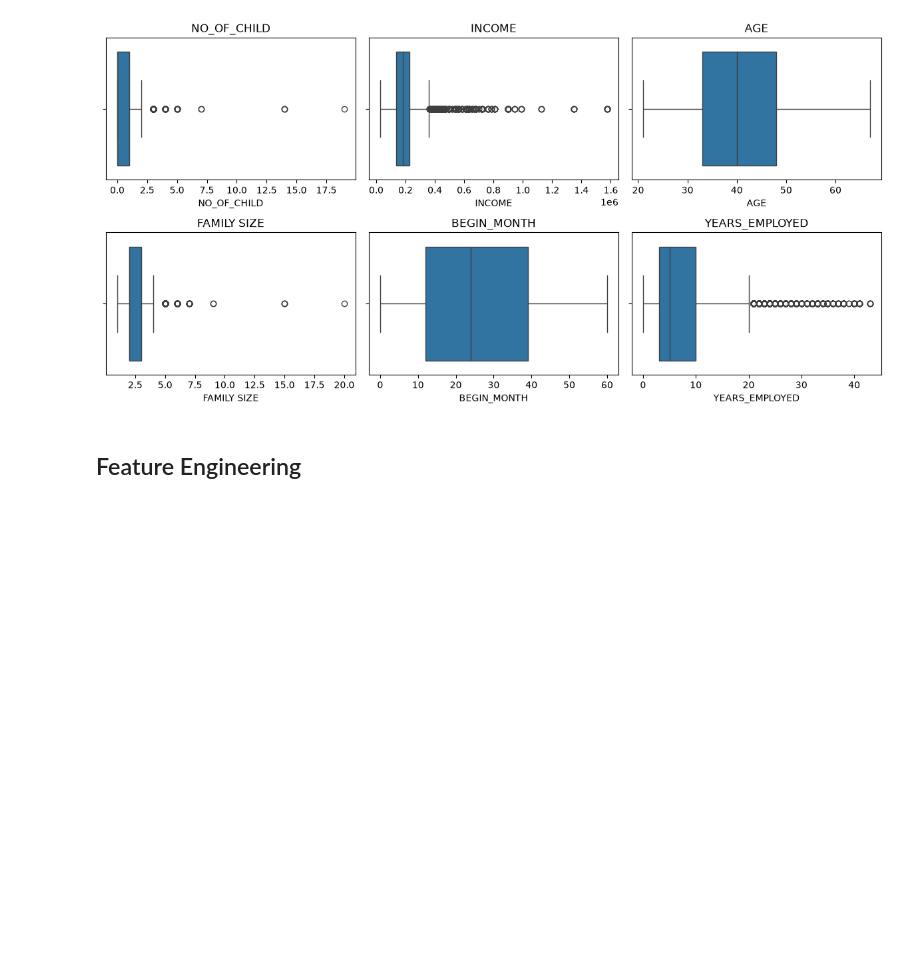
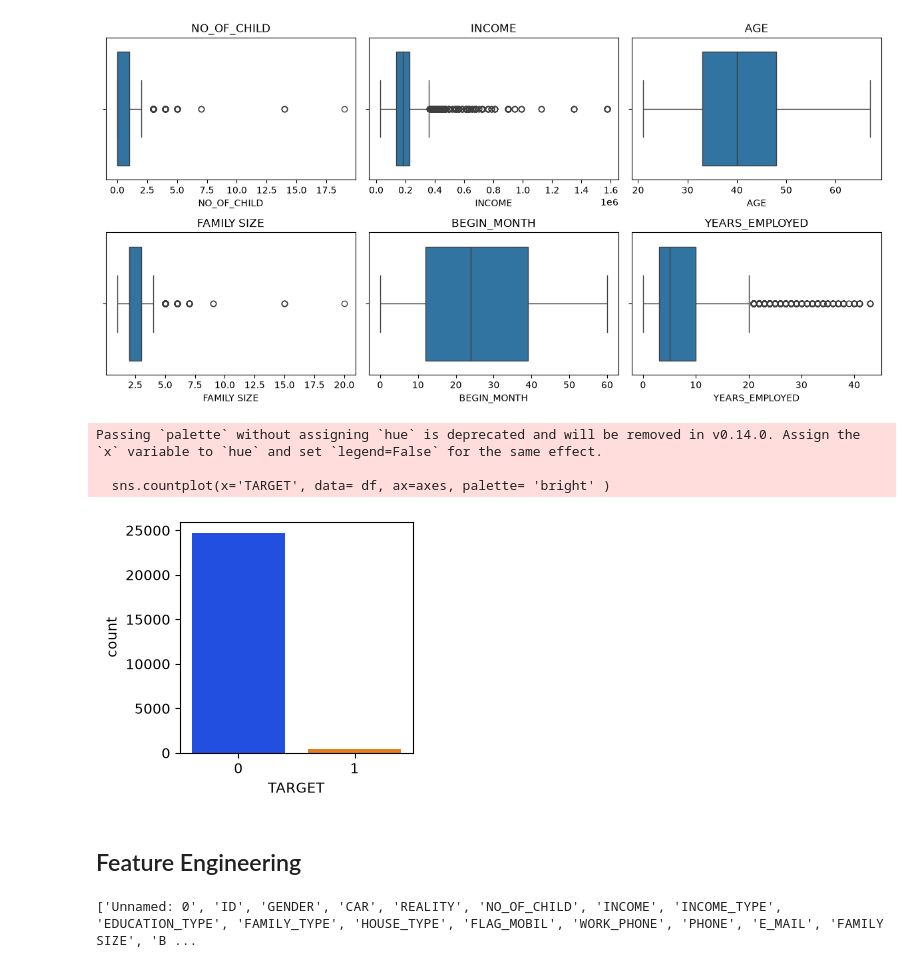
Before and after one commit to namitha9eshan/credit_card_fraud_detection_project, a Jupyter notebook: notebooks/EDA_&_Feature_Engineering.ipynb, the cells around one changed output. Saved outputs shown, nothing was run; the diff lists cells and outputs as text; code cells hidden in the pictures; blank space fills up the shorter version.

```diff
--- a/notebooks/EDA_&_Feature_scaling.ipynb
+++ b/notebooks/EDA_&_Feature_Engineering.ipynb
@@ -120,5 +123,19 @@ plt.tight_layout()
 plt.show()
 # %% [output]
 [figure]
+# %%
+#Checking the imbalance of the target variable
+fig, axes = plt.subplots(figsize =(3,3))
+sns.countplot(x='TARGET', data= df, ax=axes, palette= 'bright' )
+plt.show()
+# %% [output]
+Passing `palette` without assigning `hue` is deprecated and will be removed in v0.14.0. Assign the `x` variable to `hue` and set `legend=False` for the same effect.
+
+  sns.countplot(x='TARGET', data= df, ax=axes, palette= 'bright' )
+[figure, added]
 # %% [markdown]
 ## Feature Engineering
+# %%
+print(df.columns.tolist())
+# %% [output]
+['Unnamed: 0', 'ID', 'GENDER', 'CAR', 'REALITY', 'NO_OF_CHILD', 'INCOME', 'INCOME_TYPE', 'EDUCATION_TYPE', 'FAMILY_TYPE', 'HOUSE_TYPE', 'FLAG_MOBIL', 'WORK_PHONE', 'PHONE', 'E_MAIL', 'FAMILY SIZE', 'B ...
```
Also changed, not shown: parts of 12 cells of this notebook, 1 other file.
